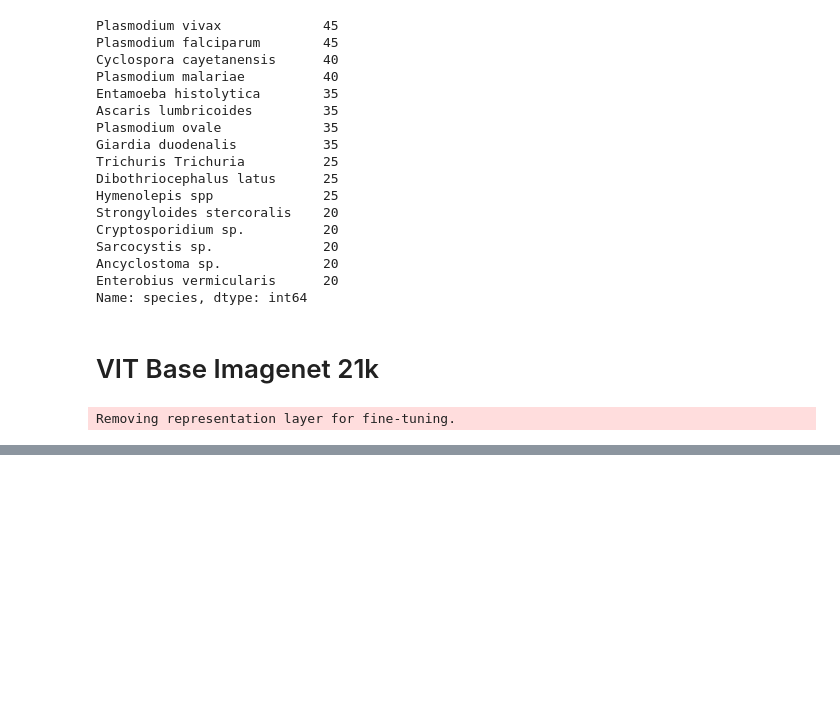
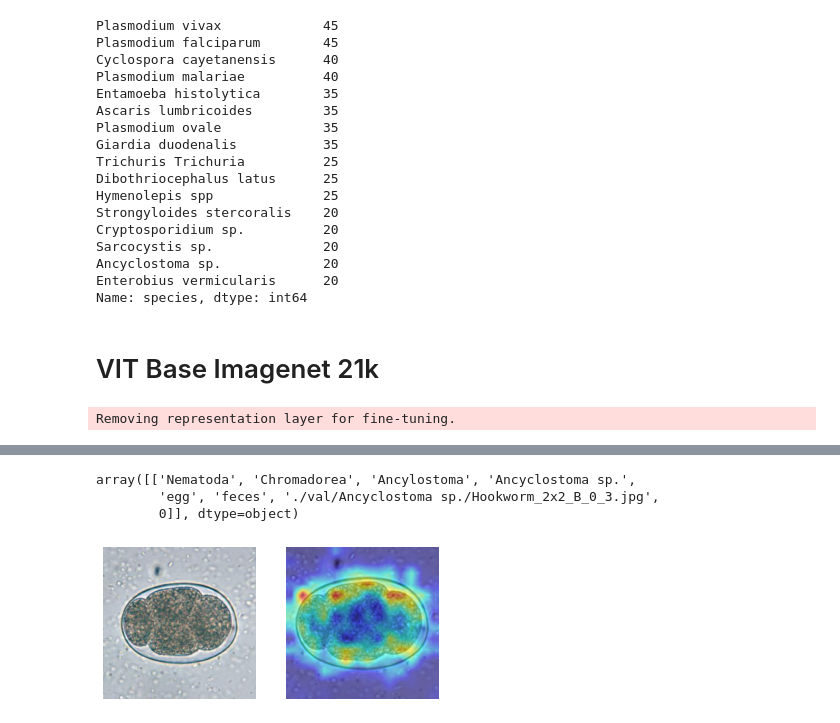
Before and after one commit to AmbiTyga/Bio-VI-BERT, a Jupyter notebook: Pre_trained_Image_Transformer.ipynb, the cells around one changed output, grey strips where cells are left out. Drawn from its saved outputs; the diff is of its cells as text; code cells hidden in the pictures; blank space fills up the shorter version.

```diff
--- a/Pre_trained_Image_Transformer.ipynb
+++ b/Pre_trained_Image_Transformer.ipynb
@@ -211,17 +225,13 @@ Enterobius vermicularis      20
 Name: species, dtype: int64
 # %%
 class_counts = train['species_label'].value_counts().to_dict()
-weights = torch.tensor([1/class_counts[label] for label in train['species_label'].values])
+train_weights = torch.tensor([1/class_counts[label] for label in train['species_label'].values])
 
 train_dataset = SpeciesDataset(train,transform=train_transformer)
-train_loader = torch.utils.data.DataLoader(train_dataset,batch_size=64,
-                                           sampler=torch.utils.data.WeightedRandomSampler(weights,num_samples=2160))
 
 class_counts = val['species_label'].value_counts().to_dict()
-weights = torch.tensor([1/class_counts[label] for label in val['species_label'].values])
+val_weights = torch.tensor([1/class_counts[label] for label in val['species_label'].values])
 
 val_dataset = SpeciesDataset(val,transform=val_transformer)
-val_loader = torch.utils.data.DataLoader(val_dataset,batch_size=51,
-                                         sampler=torch.utils.data.WeightedRandomSampler(weights,num_samples=720))
 # %% [markdown]
 # VIT Base Imagenet 21k
@@ -474,0 +495,28 @@ plt.show()
+# %%
+def plot_get(img_path,class_name,clsidx):
+  img = Image.open(img_path)
+  image = transform(img)
+  fig, axs = plt.subplots(1, 2)
+  axs[0].imshow(img);
+  axs[0].axis('off');
+
+  img = generate_visualization(image, class_index=clsidx)
+
+  axs[1].imshow(img);
+  axs[1].axis('off');
+
+  Image.fromarray(img).save(f"{class_name}={img_path.split('/')[3]}",dpi=(600,600))
+# %%
+val[val['species_label']==0].sample().values
+# %% [output]
+array([['Nematoda', 'Chromadorea', 'Ancylostoma', 'Ancyclostoma sp.',
+        'egg', 'feces', './val/Ancyclostoma sp./Hookworm_2x2_B_0_3.jpg',
+        0]], dtype=object)
+# %%
+plot_get(
+    './val/Ancyclostoma sp./Hookworm_2x2_B_0_3.jpg',
+    'Ancyclostoma sp.',
+    0
+)
+# %% [output]
+[figure, added]
```
Also changed, not shown: parts of 23 cells of this notebook.
